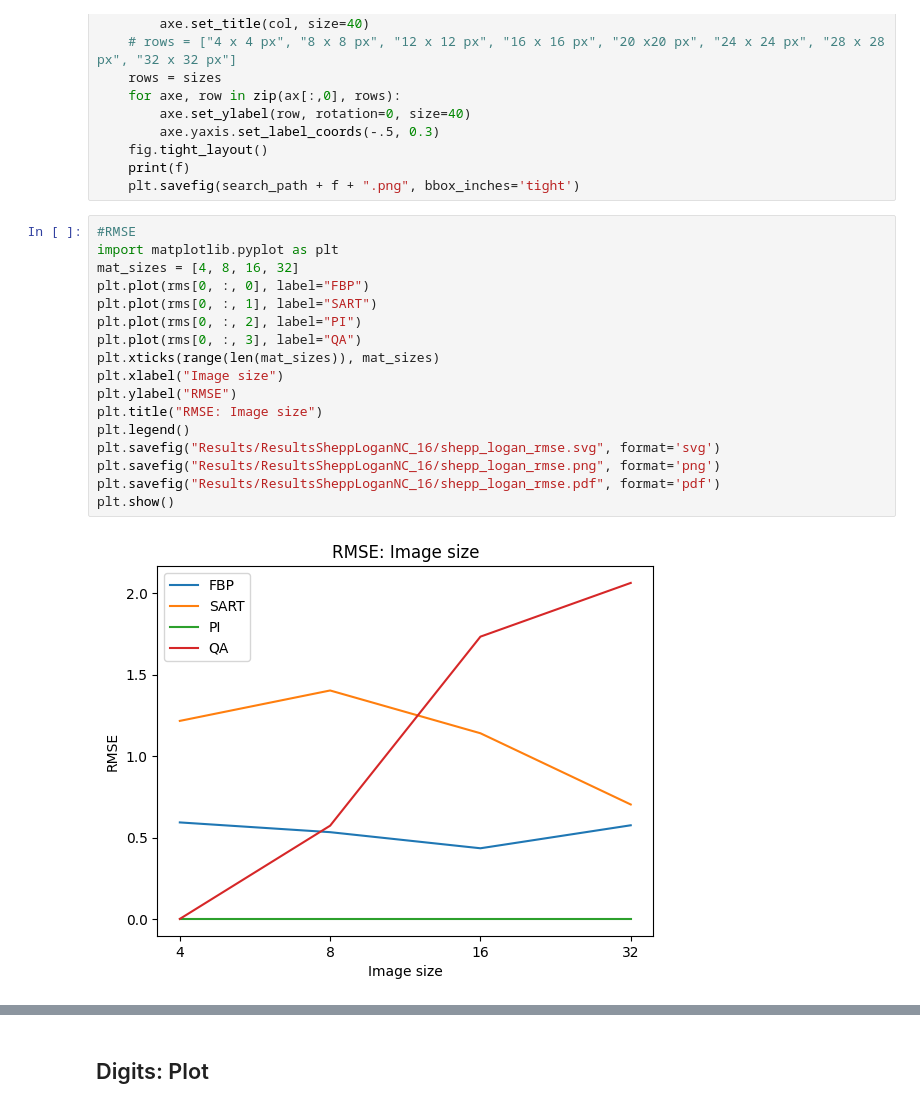
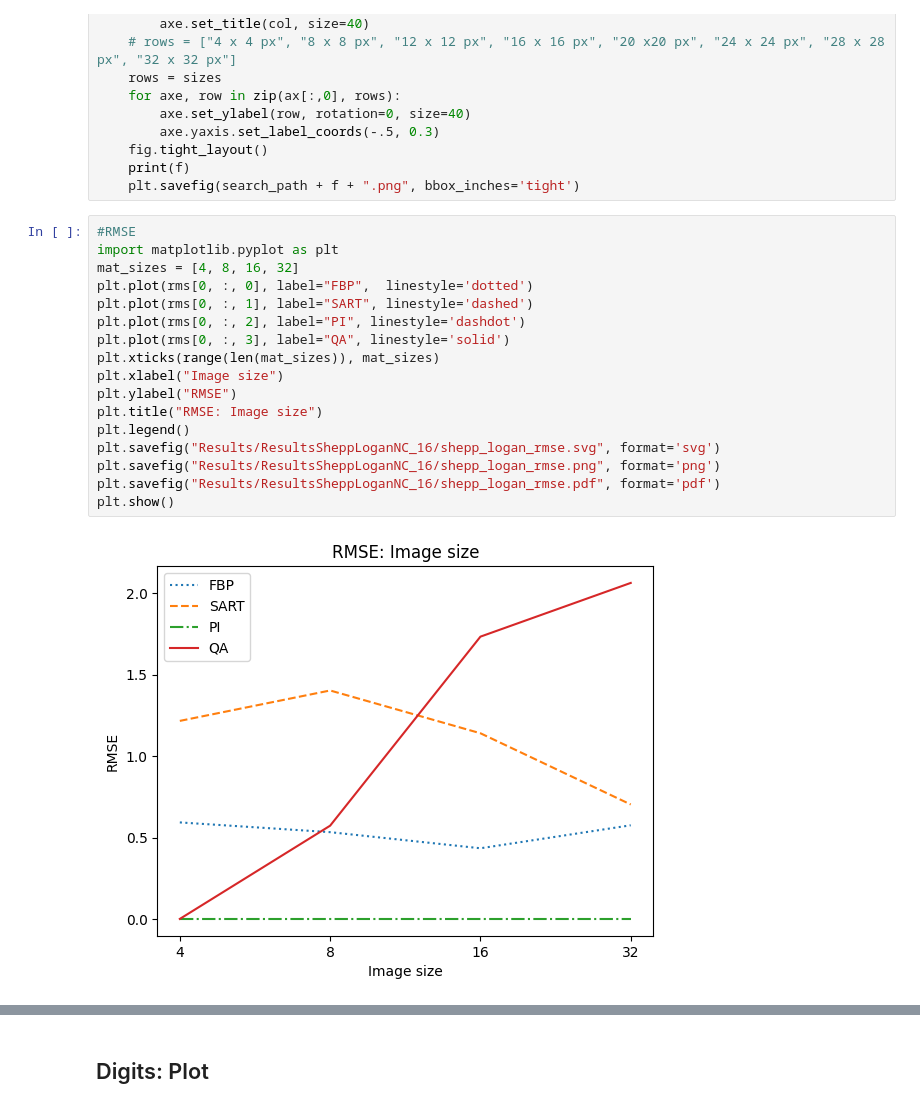
Before and after one commit to merlzbert/Quantum-Annealing-Emission-Tomography, a Jupyter notebook: DWave/analyze_integer_paper.ipynb, the cells around one changed output, grey strips where cells are left out. Drawn from its saved outputs; the diff is of its cells as text.

```diff
--- a/DWave/analyze_integer_paper.ipynb
+++ b/DWave/analyze_integer_paper.ipynb
@@ -152,22 +152,22 @@ for f, i in zip(images, range(len(images))):
 # %%
 #RMSE
 import matplotlib.pyplot as plt
 mat_sizes = [4, 8, 16, 32]
-plt.plot(rms[0, :, 0], label="FBP")
-plt.plot(rms[0, :, 1], label="SART")
-plt.plot(rms[0, :, 2], label="PI")
-plt.plot(rms[0, :, 3], label="QA")
+plt.plot(rms[0, :, 0], label="FBP",  linestyle='dotted')
+plt.plot(rms[0, :, 1], label="SART", linestyle='dashed')
+plt.plot(rms[0, :, 2], label="PI", linestyle='dashdot')
+plt.plot(rms[0, :, 3], label="QA", linestyle='solid')
 plt.xticks(range(len(mat_sizes)), mat_sizes)
 plt.xlabel("Image size")
 plt.ylabel("RMSE")
 plt.title("RMSE: Image size")
 plt.legend()
 plt.savefig("Results/ResultsSheppLoganNC_16/shepp_logan_rmse.svg", format='svg')
 plt.savefig("Results/ResultsSheppLoganNC_16/shepp_logan_rmse.png", format='png')
 plt.savefig("Results/ResultsSheppLoganNC_16/shepp_logan_rmse.pdf", format='pdf')
 plt.show()
 # %% [output]
-[figure, old version]
+[figure, new version]
 # %%
 #RMSE
 import matplotlib.pyplot as plt
```
Also changed, not shown: parts of 18 cells of this notebook, 14 other files.
